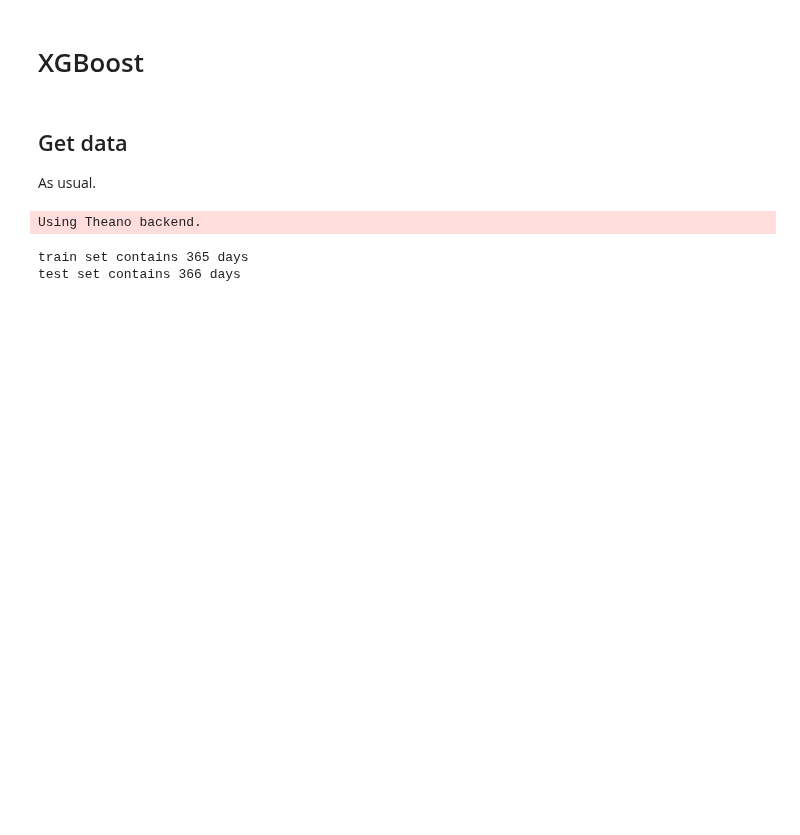
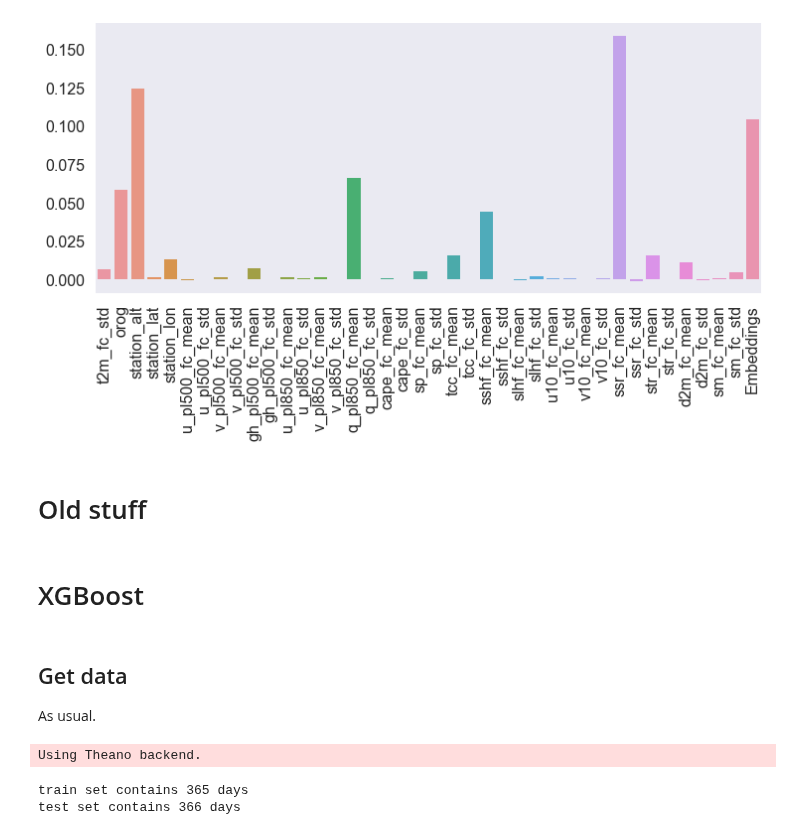
Before and after one commit to slerch/ppnn, a Jupyter notebook: nn_postprocessing/notebooks/feature_importance.ipynb, the cells around one changed output. Cells and saved outputs as stored; diff of their text form; code cells hidden in the pictures; blank space fills up the shorter version.

```diff
--- a/nn_postprocessing/notebooks/feature_importance.ipynb
+++ b/nn_postprocessing/notebooks/feature_importance.ipynb
@@ -4,3 +227,11 @@
+# %%
+fig, ax = plt.subplots(figsize=(12, 5))
+sns.barplot(y=imp_emb[1:], x=aux_test_set.feature_names[1:] + ['Embeddings'], ax=ax)
+plt.xticks(rotation=90);
+# %% [output]
+[figure, added]
+# %% [markdown]
+# Old stuff
 # %% [markdown]
 # XGBoost
 # %% [markdown]
```
Also changed, not shown: parts of 32 cells of this notebook, 1 other file.
